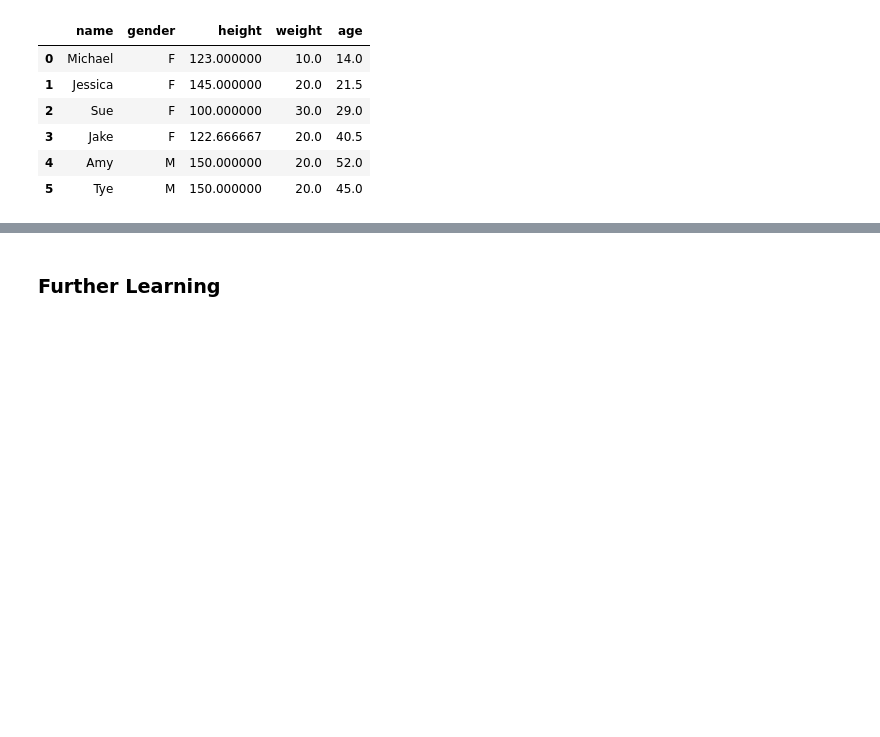
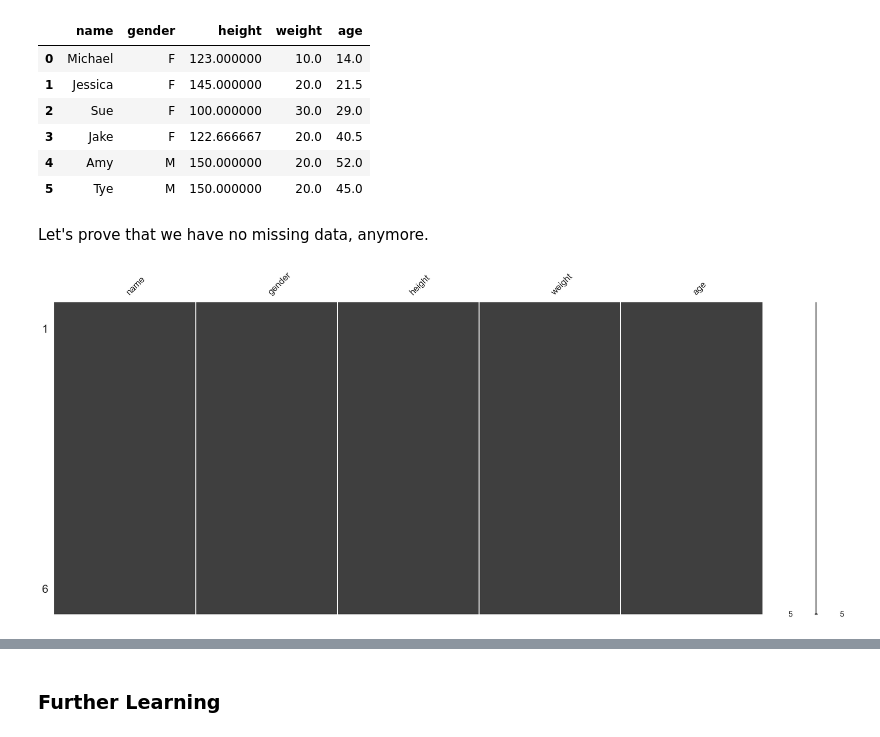
Before and after one commit to numanyilmaz/MissingData, a Jupyter notebook: missingData.ipynb, the cells around one changed output, grey strips where cells are left out. Cells and saved outputs as stored; diff of their text form; code cells hidden in the pictures; blank space fills up the shorter version.

```diff
--- a/missingData.ipynb
+++ b/missingData.ipynb
@@ -232,3 +235,9 @@ df
 | 3 | Jake | F | 122.666667 | 20.0 | 40.5 |
 | 4 | Amy | M | 150.000000 | 20.0 | 52.0 |
 | 5 | Tye | M | 150.000000 | 20.0 | 45.0 |
+# %% [markdown]
+Let's prove that we have no missing data, anymore.
+# %%
+msno.matrix(df)
+# %% [output]
+[figure, added]
```
Also changed, not shown: parts of 14 cells of this notebook.
